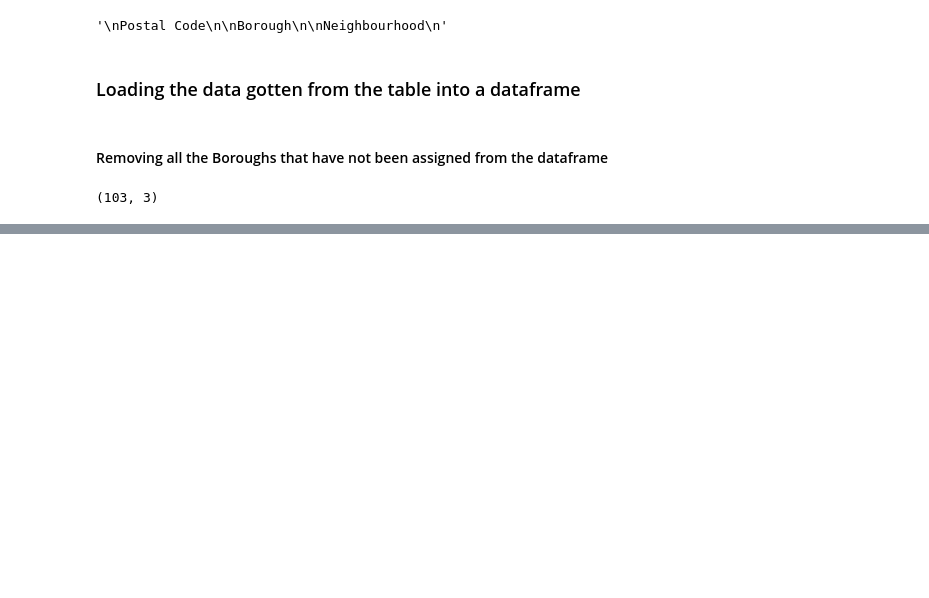
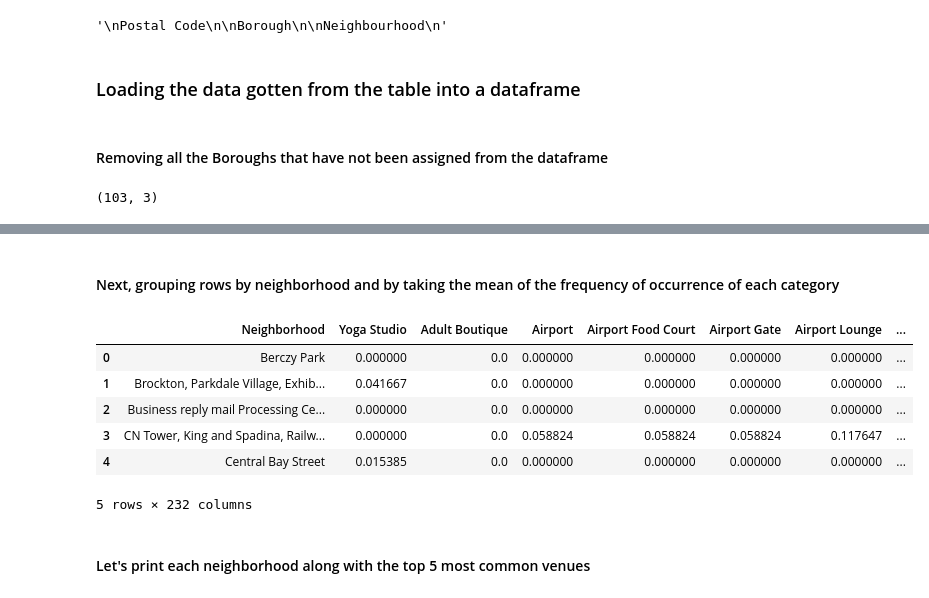
Before and after one commit to JoE11-y/Coursera_Capstone, a Jupyter notebook: Week3_IBM_capstone_assignment.ipynb, the cells around one changed output, grey strips where cells are left out. Drawn from its saved outputs; the diff is of its cells as text; code cells hidden in the pictures; blank space fills up the shorter version.

```diff
--- a/Week3_IBM_capstone_assignment.ipynb
+++ b/Week3_IBM_capstone_assignment.ipynb
@@ -64,0 +166,4 @@ df.shape
+# %%
+word = 'Toronto'
+df_toronto = df[df.Borough.str.contains(word)]
+df_toronto = df_toronto.reset_index(drop=True)
@@ -64,0 +207,9 @@ df.shape
+# %%
+CLIENT_ID = 'NPR4XGQJJUK04UM0HNDCPOQ1BBQIV0WGWLOLHQS1ECJCS4ED' # your Foursquare ID
+CLIENT_SECRET = 'Y3QSMVMKGNVCRP3KX1UUZZJQOJASMCHZ5DGFEKPEDVHRKJ4G' # your Foursquare Secret
+VERSION = '20180605' # Foursquare API version
+LIMIT = 100 # A default Foursquare API limit value
+
+print('Your credentails:')
+print('CLIENT_ID: ' + CLIENT_ID)
+print('CLIENT_SECRET:' + CLIENT_SECRET)
@@ -64,0 +262,5 @@ df.shape
+# %%
+toronto_venues = getNearbyVenues(names=df_toronto['Neighbourhood'],
+                                   latitudes=df_toronto['Latitude'],
+                                   longitudes=df_toronto['Longitude']
+                                  )
@@ -64,0 +298,12 @@ df.shape
+# %%
+# one hot encoding
+toronto_onehot = pd.get_dummies(toronto_venues[['Venue Category']], prefix="", prefix_sep="")
+
+# add neighborhood column back to dataframe
+toronto_onehot['Neighborhood'] = toronto_venues['Neighborhood']
+
+# move neighborhood column to the first column
+fixed_columns = [toronto_onehot.columns[-1]] + list(toronto_onehot.columns[:-1])
+toronto_onehot = toronto_onehot[fixed_columns]
+
+toronto_onehot.head()
@@ -64,0 +318,15 @@ df.shape
+# %% [markdown]
+#### Next, grouping rows by neighborhood and by taking the mean of the frequency of occurrence of each category
+# %%
+toronto_grouped = toronto_onehot.groupby('Neighborhood').mean().reset_index()
+toronto_grouped.head()
+# %% [output]
+|  | Neighborhood | Yoga Studio | Adult Boutique | Airport | Airport Food Court | Airport Gate | Airport Lounge | ... |
+| 0 | Berczy Park | 0.000000 | 0.0 | 0.000000 | 0.000000 | 0.000000 | 0.000000 | ... |
+| 1 | Brockton, Parkdale Village, Exhib... | 0.041667 | 0.0 | 0.000000 | 0.000000 | 0.000000 | 0.000000 | ... |
+| 2 | Business reply mail Processing Ce... | 0.000000 | 0.0 | 0.000000 | 0.000000 | 0.000000 | 0.000000 | ... |
+| 3 | CN Tower, King and Spadina, Railw... | 0.000000 | 0.0 | 0.058824 | 0.058824 | 0.058824 | 0.117647 | ... |
+| 4 | Central Bay Street | 0.015385 | 0.0 | 0.000000 | 0.000000 | 0.000000 | 0.000000 | ... |
+5 rows × 232 columns
+# %% [markdown]
+#### Let's print each neighborhood along with the top 5 most common venues
```
Also changed, not shown: parts of 40 cells of this notebook.
